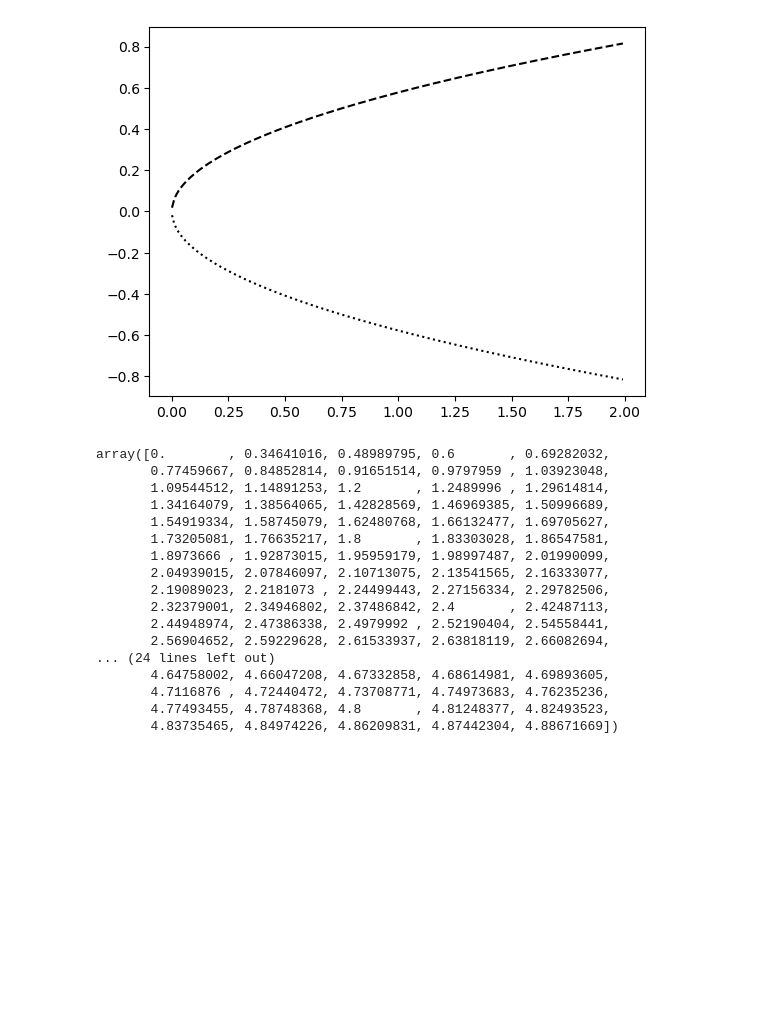
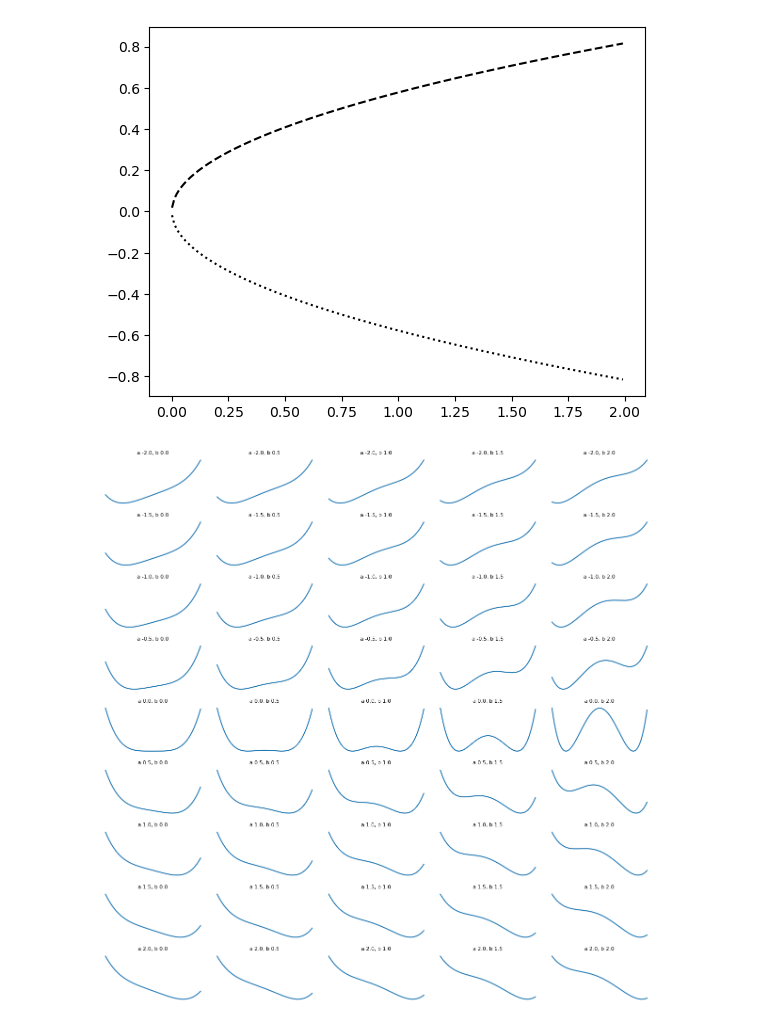
Before and after one commit to anne-urai/complexity_vdmaas, a Jupyter notebook: chapter_3.ipynb, the cells around one changed output. Cells and saved outputs as stored; diff of their text form; code cells hidden in the pictures; blank space fills up the shorter version.

Commit message:
some of figure 3

```diff
--- a/chapter_3.ipynb
+++ b/chapter_3.ipynb
@@ -39,23 +39,22 @@ plt.plot(a, X_star[X_deriv < 0], 'k:') # unstable fixed points
 # %% [output]
 [<matplotlib.lines.Line2D at 0x...>]
 [figure]
-# %%
-X_ffp(X)
-# %% [output]
-array([0.        , 0.34641016, 0.48989795, 0.6       , 0.69282032,
-       0.77459667, 0.84852814, 0.91651514, 0.9797959 , 1.03923048,
-       1.09544512, 1.14891253, 1.2       , 1.2489996 , 1.29614814,
-       1.34164079, 1.38564065, 1.42828569, 1.46969385, 1.50996689,
-       1.54919334, 1.58745079, 1.62480768, 1.66132477, 1.69705627,
-       1.73205081, 1.76635217, 1.8       , 1.83303028, 1.86547581,
-       1.8973666 , 1.92873015, 1.95959179, 1.98997487, 2.01990099,
-       2.04939015, 2.07846097, 2.10713075, 2.13541565, 2.16333077,
-       2.19089023, 2.2181073 , 2.24499443, 2.27156334, 2.29782506,
-       2.32379001, 2.34946802, 2.37486842, 2.4       , 2.42487113,
-       2.44948974, 2.47386338, 2.4979992 , 2.52190404, 2.54558441,
-       2.56904652, 2.59229628, 2.61533937, 2.63818119, 2.66082694,
-... (24 lines left out)
-       4.64758002, 4.66047208, 4.67332858, 4.68614981, 4.69893605,
-       4.7116876 , 4.72440472, 4.73708771, 4.74973683, 4.76235236,
-       4.77493455, 4.78748368, 4.8       , 4.81248377, 4.82493523,
-       4.83735465, 4.84974226, 4.86209831, 4.87442304, 4.88671669])
+# %%
+# figure 3.7 and 3.8 combined
+
+V = lambda x, a, b: -a*X -1/2*b*X**2 + 1/4*X**4
+X = np.arange(-2, 2, 0.01)
+a_range = np.arange(-2, 2.5, 0.5)
+b_range = np.arange(0, 2.5, 0.5)
+
+fig, axs = plt.subplots(len(a_range), len(b_range),
+                        sharex=True, sharey=False, figsize=(12,12))
+for aix, a in enumerate(a_range):
+    for bix, b in enumerate(b_range):
+        axs[aix, bix].plot(X, V(X, a, b))
+        axs[aix, bix].set_title('a %.1f, b %.1f'%(a,b), {'fontsize':8})
+        axs[aix, bix].set_axis_off()
+fig.tight_layout()
+sns.despine()
+# %% [output]
+[figure, added]
```
Also changed, not shown: parts of 1 cell of this notebook.
